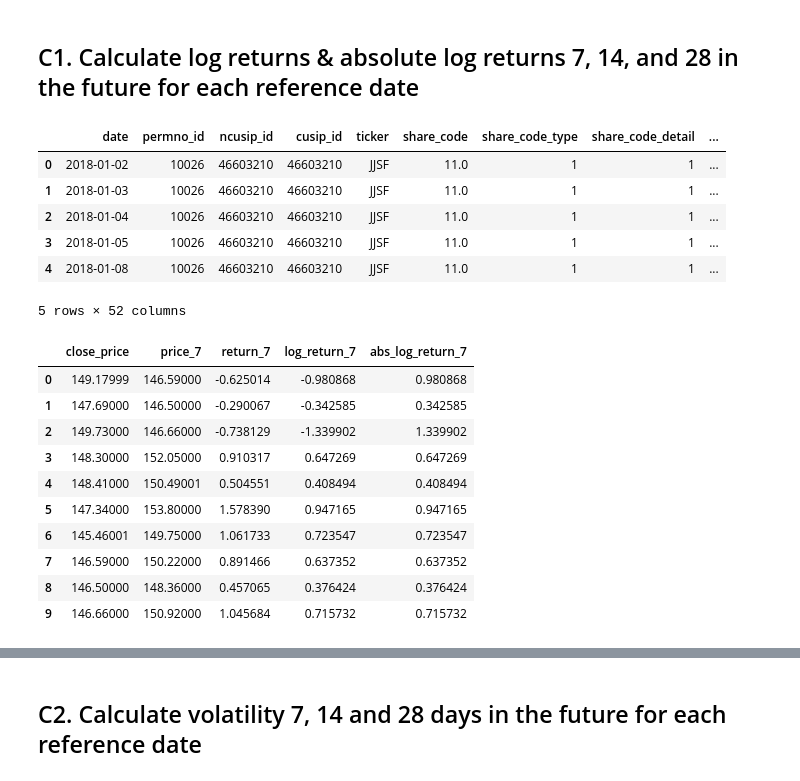
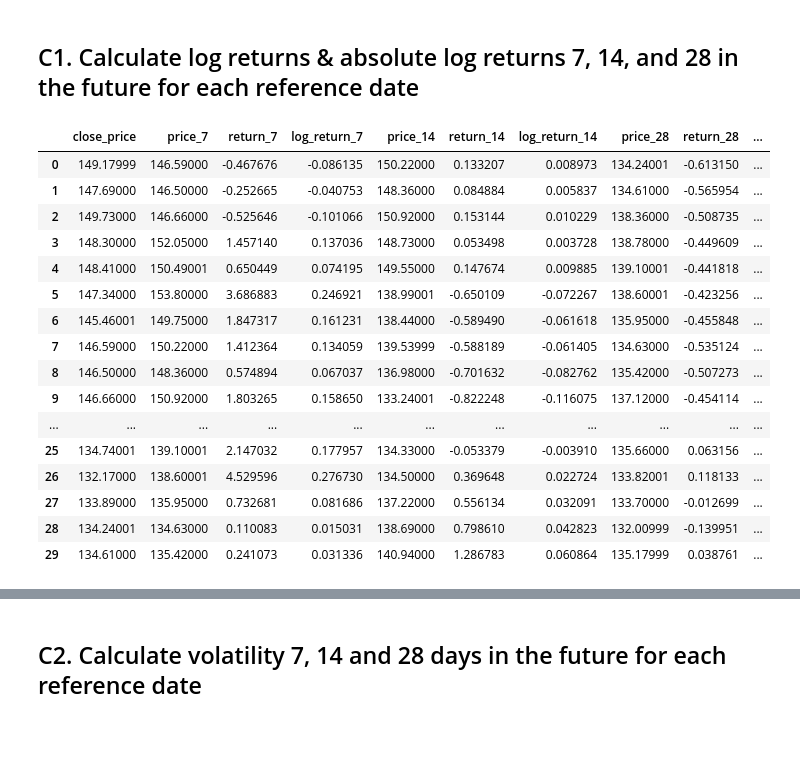
Before and after one commit to Shuo-Wang-UCBerkeley/VIP, a Jupyter notebook: src/rachel/clean_crsp_stage2.ipynb, the cells around one changed output, grey strips where cells are left out. Cells and saved outputs as stored; diff of their text form; code cells hidden in the pictures; blank space fills up the shorter version.

Commit message:
fix data cleaning

```diff
--- a/src/rachel/clean_crsp_stage2.ipynb
+++ b/src/rachel/clean_crsp_stage2.ipynb
@@ -371,0 +352,16 @@ crsp_df.head()
+# %%
+# First, group the data by sector & date
+grouped = (
+    crsp_df.groupby("date")
+    .agg({"close_price": "mean"})
+    .reset_index()
+    .rename(columns={"close_price": "avg_price"})
+)
+
+# Then, calculate the log return for each day
+grouped["avg_price_Shifted"] = grouped["avg_price"].shift(1)
+grouped["simple_avg_log_return"] = (np.log(grouped["avg_price"] / grouped["avg_price_Shifted"]).fillna(0)).round(
+    6
+)
+
+grouped.head()
@@ -371,0 +375,9 @@ crsp_df.head()
+# %%
+# Merge the market log returns back to the original dataframe
+crsp_df = crsp_df.merge(
+    grouped[["date", "simple_avg_log_return"]],
+    on=["date"],
+    how="left",
+)
+
+crsp_df.head()
@@ -379,12 +399,6 @@ crsp_df.head()
 # %%
 # Ensure the DataFrame is sorted by permno_id and date
 crsp_df = crsp_df.sort_values(by=["permno_id", "date"]).reset_index(drop=True)
-
-
-# Function to safely calculate log return
-def safe_log1p(x):
-    return np.log1p(x) if x > -1 else np.log1p(-0.999999)
-
 
 # Set the last n elements to 0 for each permno_id group
 def set_last_n_to_zero(df, n):
@@ -394,36 +408,35 @@ def set_last_n_to_zero(df, n):
     df.iloc[-n:, df.columns.get_loc(f"abs_log_return_{n}")] = 0
     return df
 
-
 # Calculate annualized log returns & absolute log returns 7, 14, and 28 in the future for each reference date
+# https://www.allquant.co/post/magic-of-log-returns-practical-part-2
 for n in [7, 14, 28]:
     crsp_df[f"price_{n}"] = crsp_df.groupby("permno_id")["close_price"].shift(-n)
-    crsp_df[f"return_{n}"] = (crsp_df[f"price_{n}"] / crsp_df["close_price"] - 1) * (252 / n)
-    crsp_df[f"log_return_{n}"] = crsp_df[f"return_{n}"].apply(safe_log1p)
+    crsp_df[f"return_{n}"] = (crsp_df[f"price_{n}"] / crsp_df["close_price"])**(252 / n) - 1
+    crsp_df[f'{n}_day_rolling_mean'] = crsp_df['log_return'].rolling(window=n).mean()
+    crsp_df[f"log_return_{n}"] = (np.exp(crsp_df[f'{n}_day_rolling_mean'] * (252 / n)) - 1).shift(-n)
+    assert len(crsp_df[crsp_df[f"return_{n}"] < -1]) == 0
     crsp_df[f"abs_log_return_{n}"] = crsp_df[f"log_return_{n}"].abs()
     crsp_df = crsp_df.groupby("permno_id").apply(set_last_n_to_zero, n=n).reset_index(drop=True)
-
-crsp_df.head()
+    crsp_df = crsp_df.drop(f'{n}_day_rolling_mean', axis=1)
-# %% [output]
-|  | date | permno_id | ncusip_id | cusip_id | ticker | share_code | share_code_type | share_code_detail | ... |
-| 0 | 2018-01-02 | 10026 | 46603210 | 46603210 | JJSF | 11.0 | 1 | 1 | ... |
-| 1 | 2018-01-03 | 10026 | 46603210 | 46603210 | JJSF | 11.0 | 1 | 1 | ... |
-| 2 | 2018-01-04 | 10026 | 46603210 | 46603210 | JJSF | 11.0 | 1 | 1 | ... |
-| 3 | 2018-01-05 | 10026 | 46603210 | 46603210 | JJSF | 11.0 | 1 | 1 | ... |
-| 4 | 2018-01-08 | 10026 | 46603210 | 46603210 | JJSF | 11.0 | 1 | 1 | ... |
-5 rows × 52 columns
 # %%
-crsp_df[["close_price", "price_7", "return_7", "log_return_7", "abs_log_return_7"]][:10]
+crsp_df[["close_price","price_7","return_7","log_return_7","price_14","return_14","log_return_14","price_28","return_28","log_return_28"]][:30]
 # %% [output]
-|  | close_price | price_7 | return_7 | log_return_7 | abs_log_return_7 |
-| 0 | 149.17999 | 146.59000 | -0.625014 | -0.980868 | 0.980868 |
-| 1 | 147.69000 | 146.50000 | -0.290067 | -0.342585 | 0.342585 |
-| 2 | 149.73000 | 146.66000 | -0.738129 | -1.339902 | 1.339902 |
-| 3 | 148.30000 | 152.05000 | 0.910317 | 0.647269 | 0.647269 |
-| 4 | 148.41000 | 150.49001 | 0.504551 | 0.408494 | 0.408494 |
-| 5 | 147.34000 | 153.80000 | 1.578390 | 0.947165 | 0.947165 |
-| 6 | 145.46001 | 149.75000 | 1.061733 | 0.723547 | 0.723547 |
-| 7 | 146.59000 | 150.22000 | 0.891466 | 0.637352 | 0.637352 |
-| 8 | 146.50000 | 148.36000 | 0.457065 | 0.376424 | 0.376424 |
-| 9 | 146.66000 | 150.92000 | 1.045684 | 0.715732 | 0.715732 |
+|  | close_price | price_7 | return_7 | log_return_7 | price_14 | return_14 | log_return_14 | price_28 | return_28 | ... |
+| 0 | 149.17999 | 146.59000 | -0.467676 | -0.086135 | 150.22000 | 0.133207 | 0.008973 | 134.24001 | -0.613150 | ... |
+| 1 | 147.69000 | 146.50000 | -0.252665 | -0.040753 | 148.36000 | 0.084884 | 0.005837 | 134.61000 | -0.565954 | ... |
+| 2 | 149.73000 | 146.66000 | -0.525646 | -0.101066 | 150.92000 | 0.153144 | 0.010229 | 138.36000 | -0.508735 | ... |
+| 3 | 148.30000 | 152.05000 | 1.457140 | 0.137036 | 148.73000 | 0.053498 | 0.003728 | 138.78000 | -0.449609 | ... |
+| 4 | 148.41000 | 150.49001 | 0.650449 | 0.074195 | 149.55000 | 0.147674 | 0.009885 | 139.10001 | -0.441818 | ... |
+| 5 | 147.34000 | 153.80000 | 3.686883 | 0.246921 | 138.99001 | -0.650109 | -0.072267 | 138.60001 | -0.423256 | ... |
+| 6 | 145.46001 | 149.75000 | 1.847317 | 0.161231 | 138.44000 | -0.589490 | -0.061618 | 135.95000 | -0.455848 | ... |
+| 7 | 146.59000 | 150.22000 | 1.412364 | 0.134059 | 139.53999 | -0.588189 | -0.061405 | 134.63000 | -0.535124 | ... |
+| 8 | 146.50000 | 148.36000 | 0.574894 | 0.067037 | 136.98000 | -0.701632 | -0.082762 | 135.42000 | -0.507273 | ... |
+| 9 | 146.66000 | 150.92000 | 1.803265 | 0.158650 | 133.24001 | -0.822248 | -0.116075 | 137.12000 | -0.454114 | ... |
+| ... | ... | ... | ... | ... | ... | ... | ... | ... | ... | ... |
+| 25 | 134.74001 | 139.10001 | 2.147032 | 0.177957 | 134.33000 | -0.053379 | -0.003910 | 135.66000 | 0.063156 | ... |
+| 26 | 132.17000 | 138.60001 | 4.529596 | 0.276730 | 134.50000 | 0.369648 | 0.022724 | 133.82001 | 0.118133 | ... |
+| 27 | 133.89000 | 135.95000 | 0.732681 | 0.081686 | 137.22000 | 0.556134 | 0.032091 | 133.70000 | -0.012699 | ... |
+| 28 | 134.24001 | 134.63000 | 0.110083 | 0.015031 | 138.69000 | 0.798610 | 0.042823 | 132.00999 | -0.139951 | ... |
+| 29 | 134.61000 | 135.42000 | 0.241073 | 0.031336 | 140.94000 | 1.286783 | 0.060864 | 135.17999 | 0.038761 | ... |
 # %%
```
Also changed, not shown: parts of 27 cells of this notebook, 2 other files.
